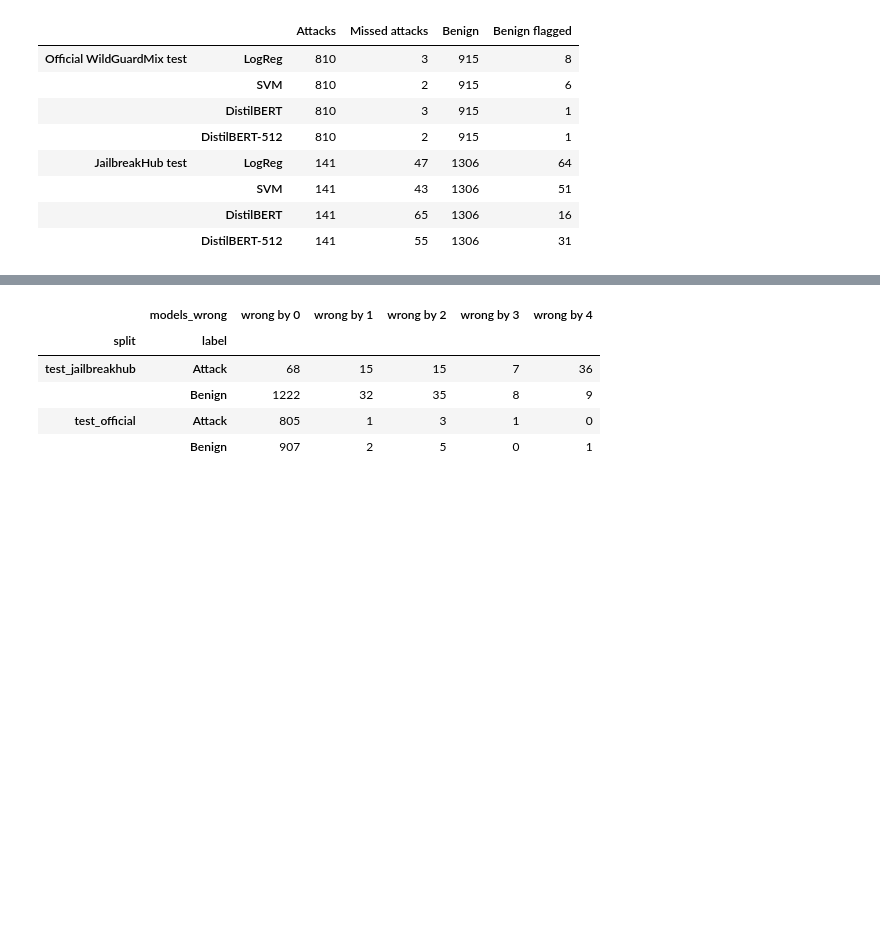
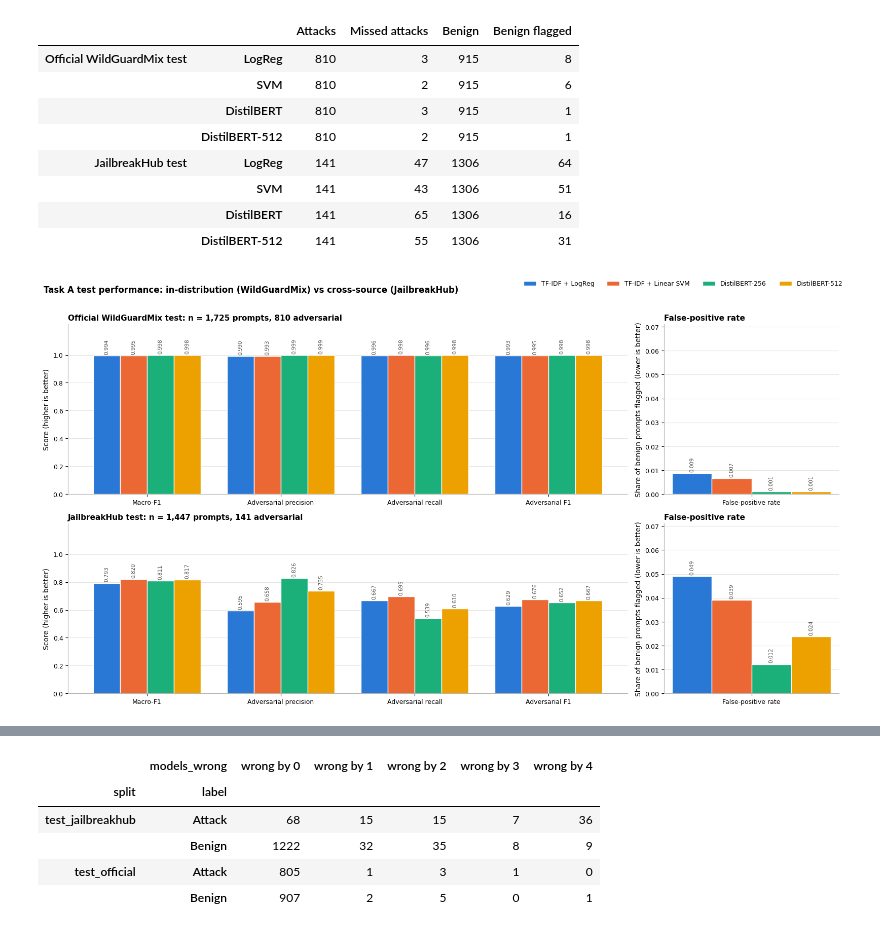
Before and after one commit to cantbe-vaishnav/NLP_PROJECT, a Jupyter notebook: notebooks/task_a_error_analysis_v2.ipynb, the cells around one changed output, grey strips where cells are left out. Saved outputs shown, nothing was run; the diff lists cells and outputs as text; code cells hidden in the pictures; blank space fills up the shorter version.

```diff
--- a/notebooks/task_a_error_analysis_v2.ipynb
+++ b/notebooks/task_a_error_analysis_v2.ipynb
@@ -35,3 +35,15 @@ LogReg: run_20261021T022858Z
 SVM: run_20261021T022904Z
 DistilBERT: run_20261021T024649Z
 DistilBERT-512: run_20261021T231957Z
+# %%
+# Figure setup: shared colors and model names (src/task_a/plotting.py) and the saved metrics.json of the same runs
+# whose predictions were loaded above. Every chart below is drawn from these saved files only (no model is rerun).
+import json
+import matplotlib.pyplot as plt
+from matplotlib.patches import Rectangle
+from matplotlib.ticker import PercentFormatter
+from task_a.plotting import ERROR_COLOR, MODEL_COLORS, MODEL_LABELS, SEQUENTIAL, TEXT_SECONDARY, apply_style
+
+apply_style()
+run_dirs = {model: sorted((ROOT / folder).glob("run_*/predictions.csv"))[-1].parent for model, folder in model_folders.items()}
+saved_metrics = {model: json.loads((run_dir / "metrics.json").read_text(encoding="utf-8")) for model, run_dir in run_dirs.items()}
@@ -55,3 +97,36 @@ pd.DataFrame(counts).T
 |  | SVM | 141 | 43 | 1306 | 51 |
 |  | DistilBERT | 141 | 65 | 1306 | 16 |
 |  | DistilBERT-512 | 141 | 55 | 1306 | 31 |
+# %%
+# Performance per test set from each run's saved metrics.json (default thresholds; ADVERSARIAL is the positive class).
+# Quality scores share one 0-1 axis in both rows; FPR gets its own axis (shared by both rows) because its values are small.
+quality = {"Macro-F1": lambda m: m["macro_f1"], "Adversarial precision": lambda m: m["per_class"]["ADVERSARIAL"]["precision"],
+           "Adversarial recall": lambda m: m["per_class"]["ADVERSARIAL"]["recall"],
+           "Adversarial F1": lambda m: m["per_class"]["ADVERSARIAL"]["f1"]}
+performance = pd.DataFrame({(split_names[split], model): {**{name: get(saved_metrics[model][split]["all"]) for name, get in quality.items()},
+                                                          "FPR": saved_metrics[model][split]["all"]["fpr"]}
+                            for split in split_names for model in models}).T.astype(float)
+assert performance.notna().all().all(), "a saved metric is undefined (None); it would be shown as a missing bar"
+width = 0.8 / len(models)
+fig, axes = plt.subplots(2, 2, figsize=(16, 8.6), gridspec_kw={"width_ratios": [4, 1.25]})
+for row, (split, name) in enumerate(split_names.items()):
+    reference = saved_metrics[models[0]][split]["all"]
+    for ax, metric_names, top in [(axes[row, 0], list(quality), 1.22), (axes[row, 1], ["FPR"], performance["FPR"].max() * 1.45)]:
+        x = np.arange(len(metric_names))
+        for i, model in enumerate(models):
+            bars = ax.bar(x + (i - (len(models) - 1) / 2) * width, performance.loc[(name, model), metric_names], width,
+                          color=MODEL_COLORS[model], edgecolor="white", linewidth=1, label=MODEL_LABELS[model])
+            ax.bar_label(bars, fmt="%.3f", rotation=90, padding=2, fontsize=7.5, color=TEXT_SECONDARY)
+        ax.set_xticks(x, metric_names if len(metric_names) > 1 else ["False-positive rate"])
+        ax.set_ylim(0, top)
+    axes[row, 0].set_yticks(np.linspace(0, 1, 6))
+    axes[row, 0].set_ylabel("Score (higher is better)")
+    axes[row, 1].set_ylabel("Share of benign prompts flagged (lower is better)")
+    axes[row, 0].set_title(f"{name}: n = {reference['n']:,} prompts, "
+                           f"{reference['per_class']['ADVERSARIAL']['support']:,} adversarial", loc="left")
+    axes[row, 1].set_title("False-positive rate", loc="left")
+fig.legend(*axes[0, 0].get_legend_handles_labels(), loc="upper right", ncol=len(models))
+fig.suptitle("Task A test performance: in-distribution (WildGuardMix) vs cross-source (JailbreakHub)", x=0.01, ha="left")
+fig.tight_layout(rect=(0, 0, 1, 0.97))
+# %% [output]
+[figure, added]
```
Also changed, not shown: parts of 14 cells of this notebook, 4 other files.
